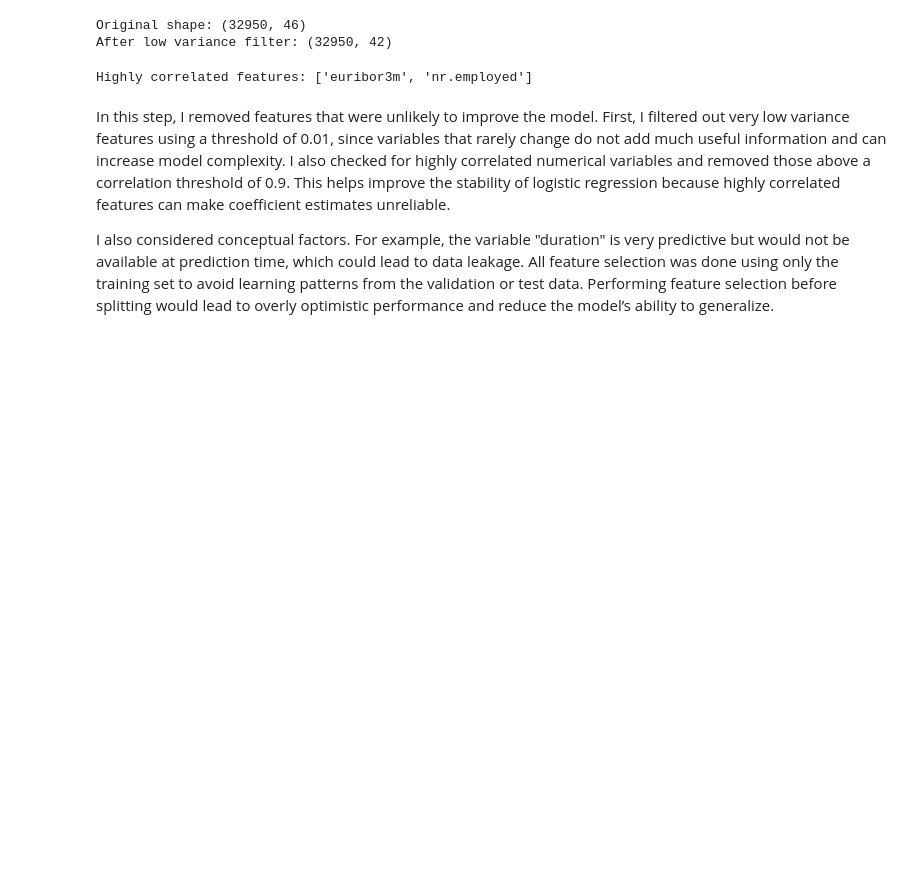
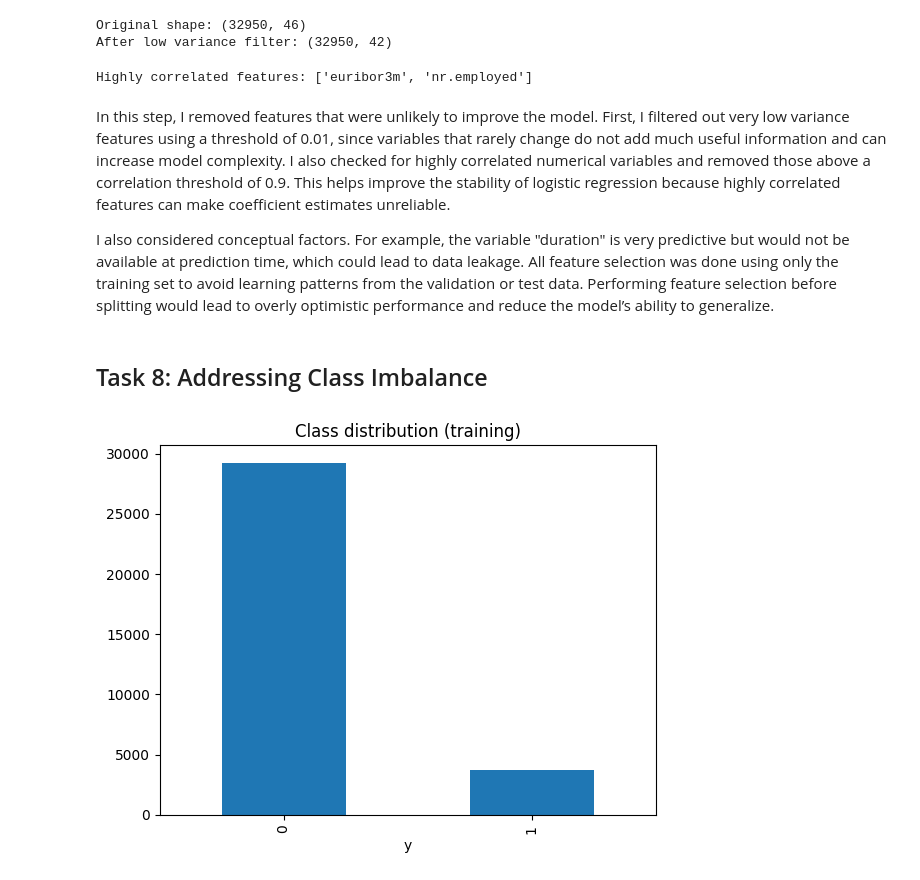
Before and after one commit to neerapatel5/ML-fundamentals-2026, a Jupyter notebook: assignment_1_neera_patel.ipynb, the cells around one changed output. Saved outputs shown, nothing was run; the diff lists cells and outputs as text; code cells hidden in the pictures; blank space fills up the shorter version.

Commit message:
Implement Task 8: Addressing Class Imbalance

```diff
--- a/assignment_1_neera_patel.ipynb
+++ b/assignment_1_neera_patel.ipynb
@@ -451,3 +451,12 @@ Highly correlated features: ['euribor3m', 'nr.employed']
 In this step, I removed features that were unlikely to improve the model. First, I filtered out very low variance features using a threshold of 0.01, since variables that rarely change do not add much useful information and can increase model complexity. I also checked for highly correlated numerical variables and removed those above a correlation threshold of 0.9. This helps improve the stability of logistic regression because highly correlated features can make coefficient estimates unreliable.
 
 I also considered conceptual factors. For example, the variable "duration" is very predictive but would not be available at prediction time, which could lead to data leakage. All feature selection was done using only the training set to avoid learning patterns from the validation or test data. Performing feature selection before splitting would lead to overly optimistic performance and reduce the model’s ability to generalize.
+# %% [markdown]
+## Task 8: Addressing Class Imbalance
+# %%
+## check class imbalance in training set
+y_train.value_counts(normalize=True)
+y_train.value_counts().plot(kind="bar", title="Class distribution (training)")
+plt.show()
+# %% [output]
+[figure, added]
```
Also changed, not shown: parts of 2 cells of this notebook.
